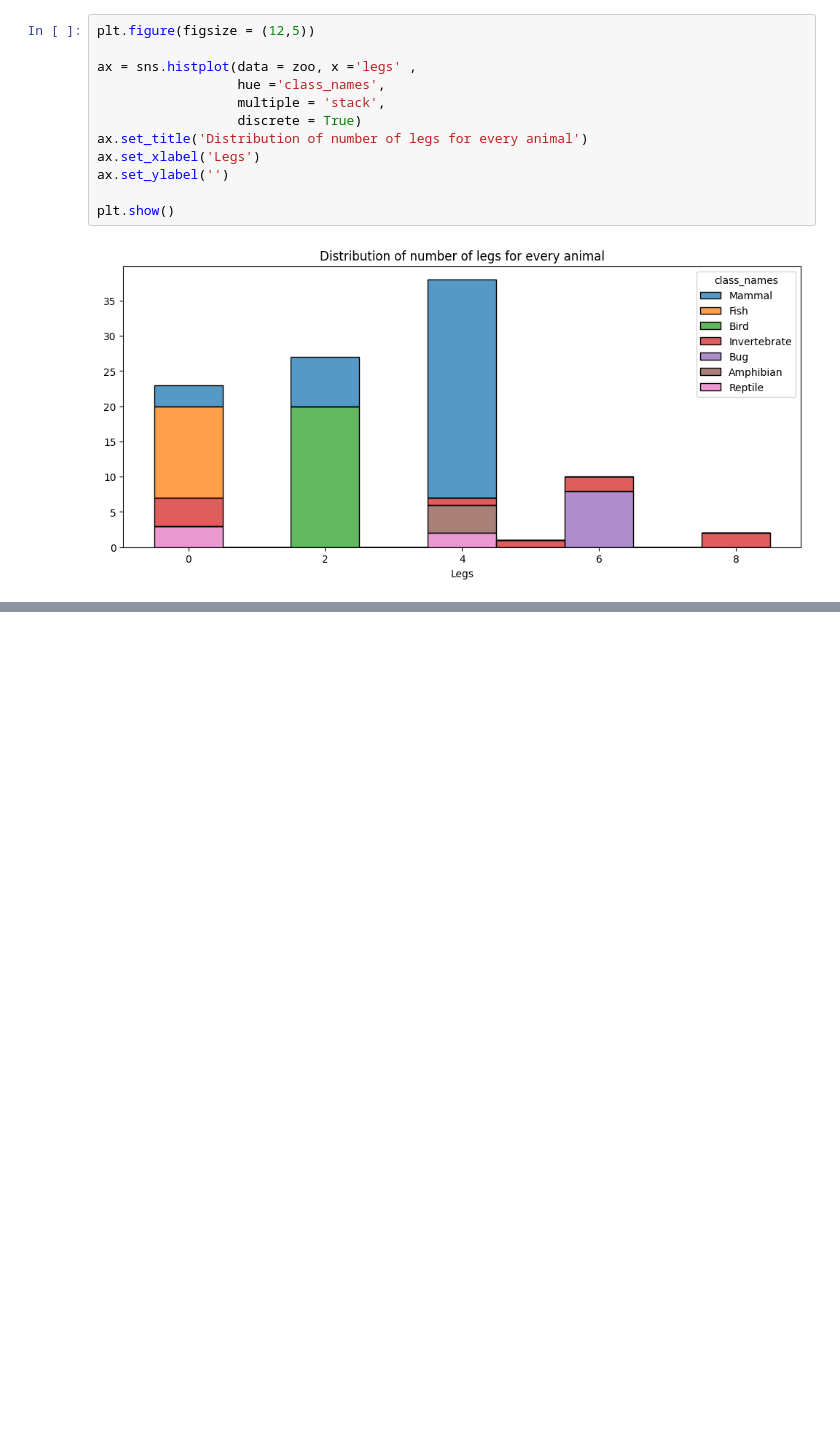
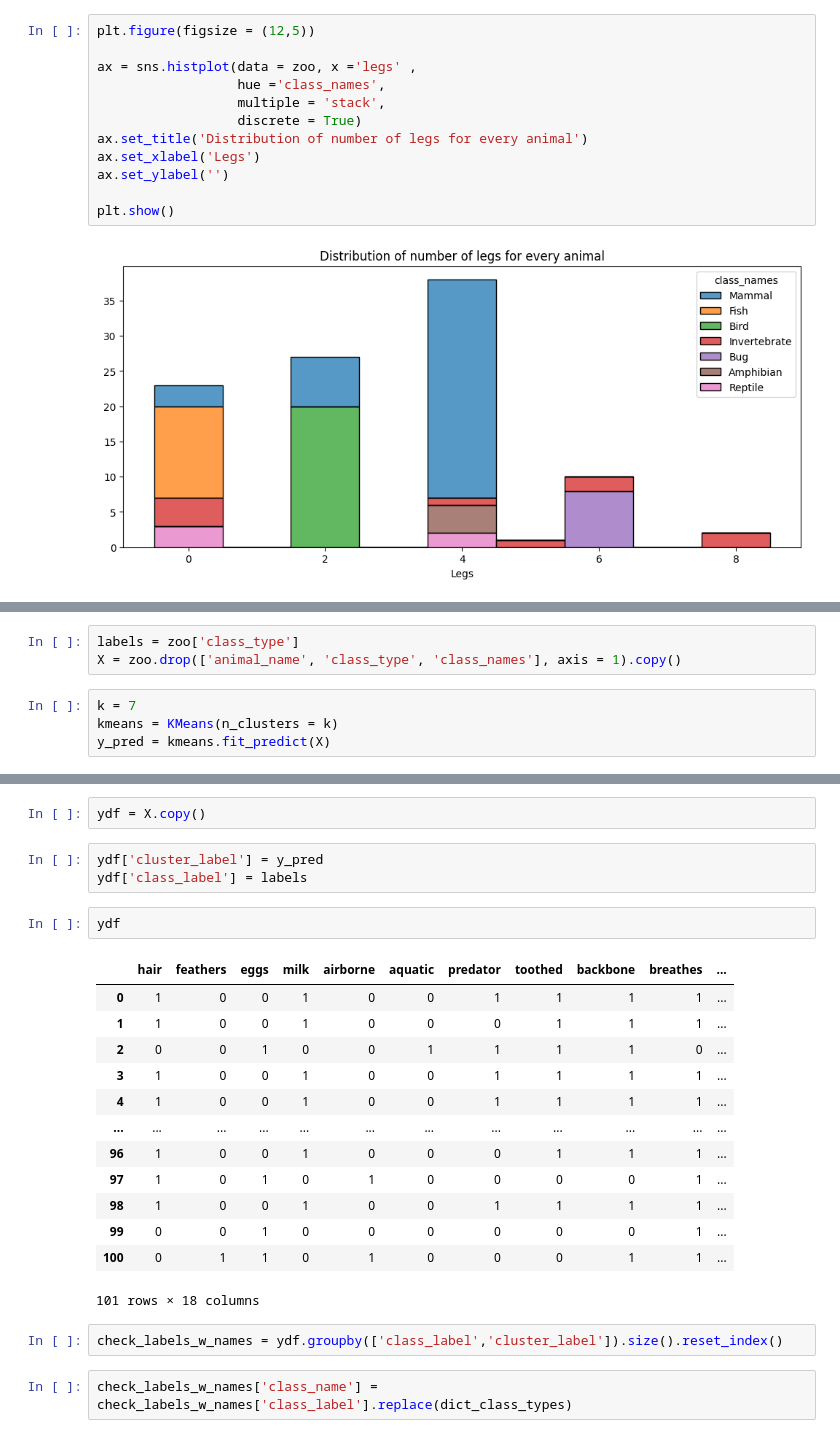
Before and after one commit to ffaundezcab/animal_classification, a Jupyter notebook: eda.ipynb, the cells around one changed output, grey strips where cells are left out. Cells and saved outputs as stored; diff of their text form; blank space fills up the shorter version.

```diff
--- a/eda.ipynb
+++ b/eda.ipynb
@@ -265,0 +254,7 @@ plt.show()
+# %%
+labels = zoo['class_type']
+X = zoo.drop(['animal_name', 'class_type', 'class_names'], axis = 1).copy()
+# %%
+k = 7
+kmeans = KMeans(n_clusters = k)
+y_pred = kmeans.fit_predict(X)
@@ -265,0 +282,25 @@ plt.show()
+# %%
+ydf = X.copy()
+# %%
+ydf['cluster_label'] = y_pred
+ydf['class_label'] = labels
+# %%
+ydf
+# %% [output]
+|  | hair | feathers | eggs | milk | airborne | aquatic | predator | toothed | backbone | breathes | ... |
+| 0 | 1 | 0 | 0 | 1 | 0 | 0 | 1 | 1 | 1 | 1 | ... |
+| 1 | 1 | 0 | 0 | 1 | 0 | 0 | 0 | 1 | 1 | 1 | ... |
+| 2 | 0 | 0 | 1 | 0 | 0 | 1 | 1 | 1 | 1 | 0 | ... |
+| 3 | 1 | 0 | 0 | 1 | 0 | 0 | 1 | 1 | 1 | 1 | ... |
+| 4 | 1 | 0 | 0 | 1 | 0 | 0 | 1 | 1 | 1 | 1 | ... |
+| ... | ... | ... | ... | ... | ... | ... | ... | ... | ... | ... | ... |
+| 96 | 1 | 0 | 0 | 1 | 0 | 0 | 0 | 1 | 1 | 1 | ... |
+| 97 | 1 | 0 | 1 | 0 | 1 | 0 | 0 | 0 | 0 | 1 | ... |
+| 98 | 1 | 0 | 0 | 1 | 0 | 0 | 1 | 1 | 1 | 1 | ... |
+| 99 | 0 | 0 | 1 | 0 | 0 | 0 | 0 | 0 | 0 | 1 | ... |
+| 100 | 0 | 1 | 1 | 0 | 1 | 0 | 0 | 0 | 1 | 1 | ... |
+101 rows × 18 columns
+# %%
+check_labels_w_names = ydf.groupby(['class_label','cluster_label']).size().reset_index()
+# %%
+check_labels_w_names['class_name'] = check_labels_w_names['class_label'].replace(dict_class_types)
```
Also changed, not shown: parts of 13 cells of this notebook.
